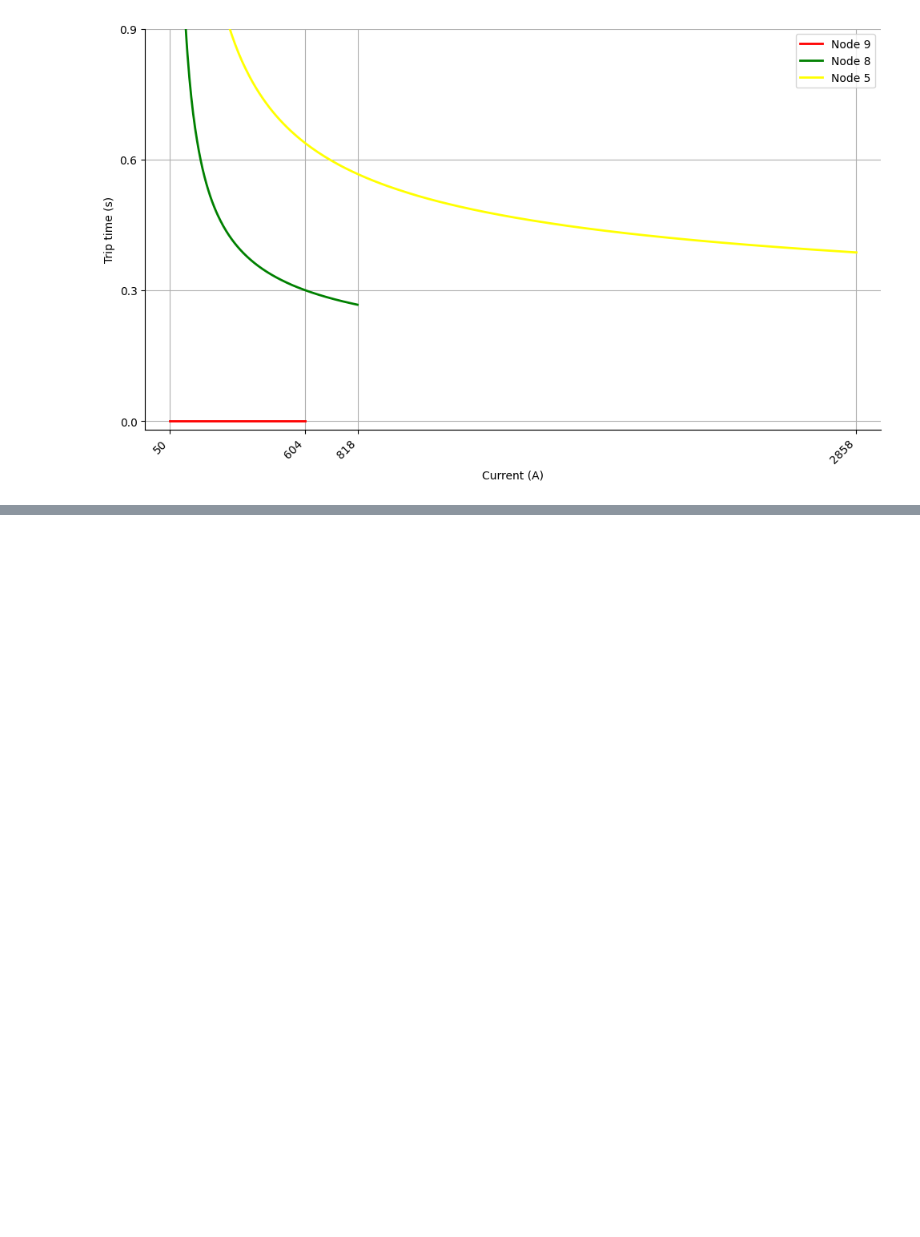
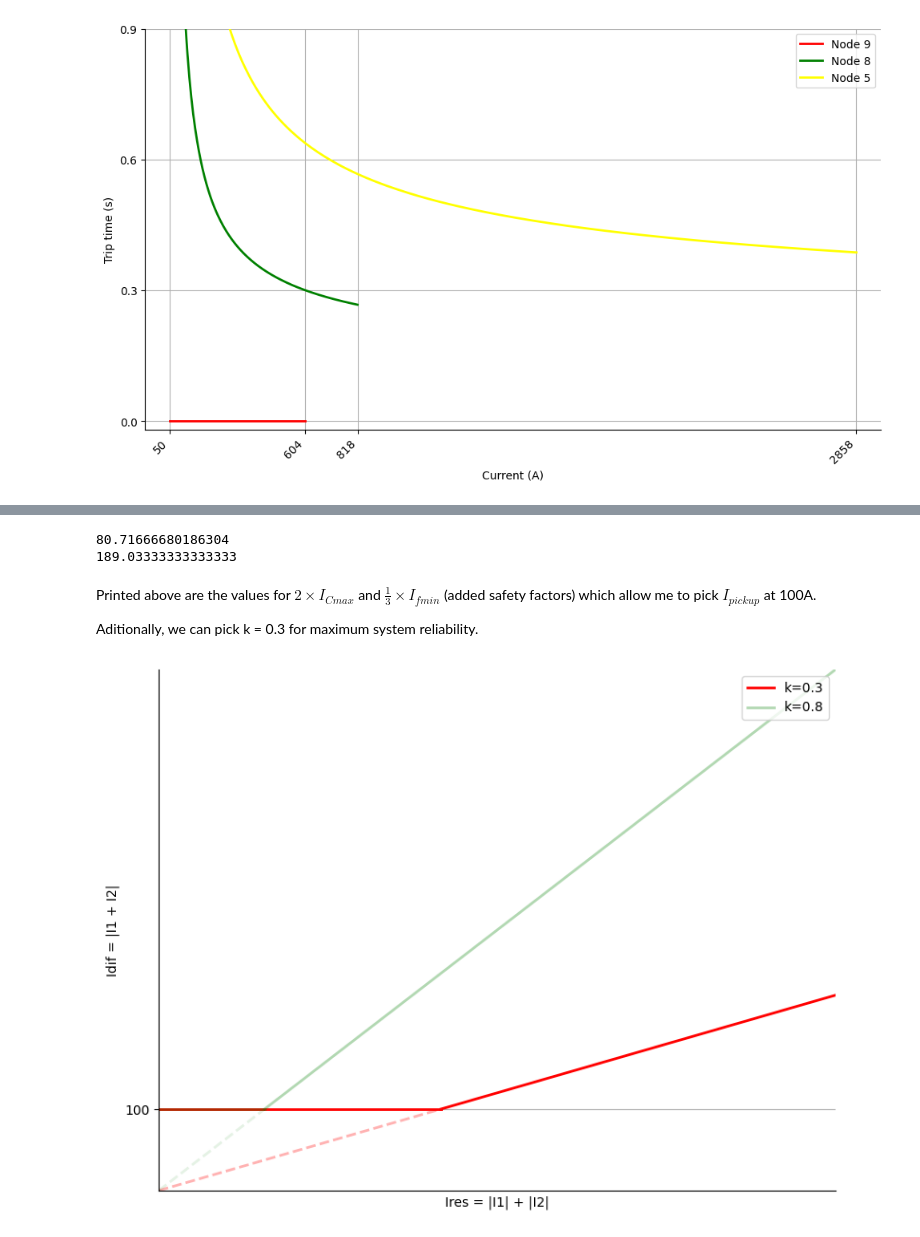
Before and after one commit to e4m8ch/IST_PSE, a Jupyter notebook: main.ipynb, the cells around one changed output, grey strips where cells are left out. Drawn from its saved outputs; the diff is of its cells as text; code cells hidden in the pictures; blank space fills up the shorter version.

Commit message:
Diferential protection added

```diff
--- a/main.ipynb
+++ b/main.ipynb
@@ -934,0 +975,55 @@ plt.show()
+# %%
+diferential = pd.DataFrame({"Lines": [1, 2, 3, 4, 5, 6, 7, 8, 9, 10]})
+diferential.set_index("Lines", inplace=True)
+
+diferential["Ic"] = 150000 / math.sqrt(3) * 100 * math.pi * dfs["Lines"]["B (uF)"].iloc[:10].values * 1e-6
+
+Ic_max = diferential["Ic"].max()
+If_min = combined_df[["TP Irms[A]", "SLG Irms Min[A]", "SLG Irms Max[A]", "LL Irms[A]"]].min().min()
+
+print(2*Ic_max)
+print(1/3*If_min)
+# %% [output]
+80.71666680186304
+189.03333333333333
+# %% [markdown]
+Printed above are the values for $2\times I_{Cmax}$ and $\frac{1}{3} \times I_{fmin}$ (added safety factors) which allow me to pick $I_{pickup}$ at 100A.
+
+Aditionally, we can pick k = 0.3 for maximum system reliability.
+# %%
+I_pickup = 100 # A
+# %%
+fig, ax = plt.subplots(figsize=(8,6))
+ax.set_xlabel('Ires = |I1| + |I2|')
+ax.set_ylabel('Idif = |I1 + I2|')
+
+y_values = [I_pickup]
+ax.set_yticks(y_values)
+ax.set_xticks([])
+max_x_value = 800  # or something slightly larger than your largest x-value
+max_y_value = max(0.3*800, 0.8*800, I_pickup)  # ensures all your lines fit
+ax.set_xlim(0, max_x_value)
+ax.set_ylim(0, max_y_value)
+
+for spine in ['top', 'right']:
+    ax.spines[spine].set_visible(False)
+
+plt.xticks(rotation=45, ha='right')  # rotate labels to avoid overlap
+plt.tight_layout()  # adjust layout to fit labels
+plt.grid()
+
+# k = 0.3
+ax.plot([0, I_pickup/0.3], [I_pickup, I_pickup], color='red', linewidth=2, label="k=0.3")
+ax.plot(np.linspace(I_pickup/0.3, 800, 200), 0.3*np.linspace(I_pickup/0.3, 800, 200), color="red", linewidth=2)
+ax.plot(np.linspace(0, I_pickup/0.3, 200), 0.3*np.linspace(0, I_pickup/0.3, 200), color="red", linewidth=2, linestyle="--", alpha=0.3)
+
+# k = 0.8
+ax.plot([0, I_pickup/0.8], [I_pickup, I_pickup], color='green', linewidth=2, alpha=0.3, label="k=0.8")
+ax.plot(np.linspace(I_pickup/0.8, 800, 200), 0.8*np.linspace(I_pickup/0.8, 800, 200), color="green", linewidth=2, alpha=0.3)
+ax.plot(np.linspace(0, I_pickup/0.8, 200), 0.8*np.linspace(0, I_pickup/0.8, 200), color="green", linewidth=2, linestyle="--", alpha=0.1)
+
+ax.legend(loc="upper right")
+
+plt.show()
+# %% [output]
+[figure, added]
```
Also changed, not shown: parts of 13 cells of this notebook, 2 other files.
